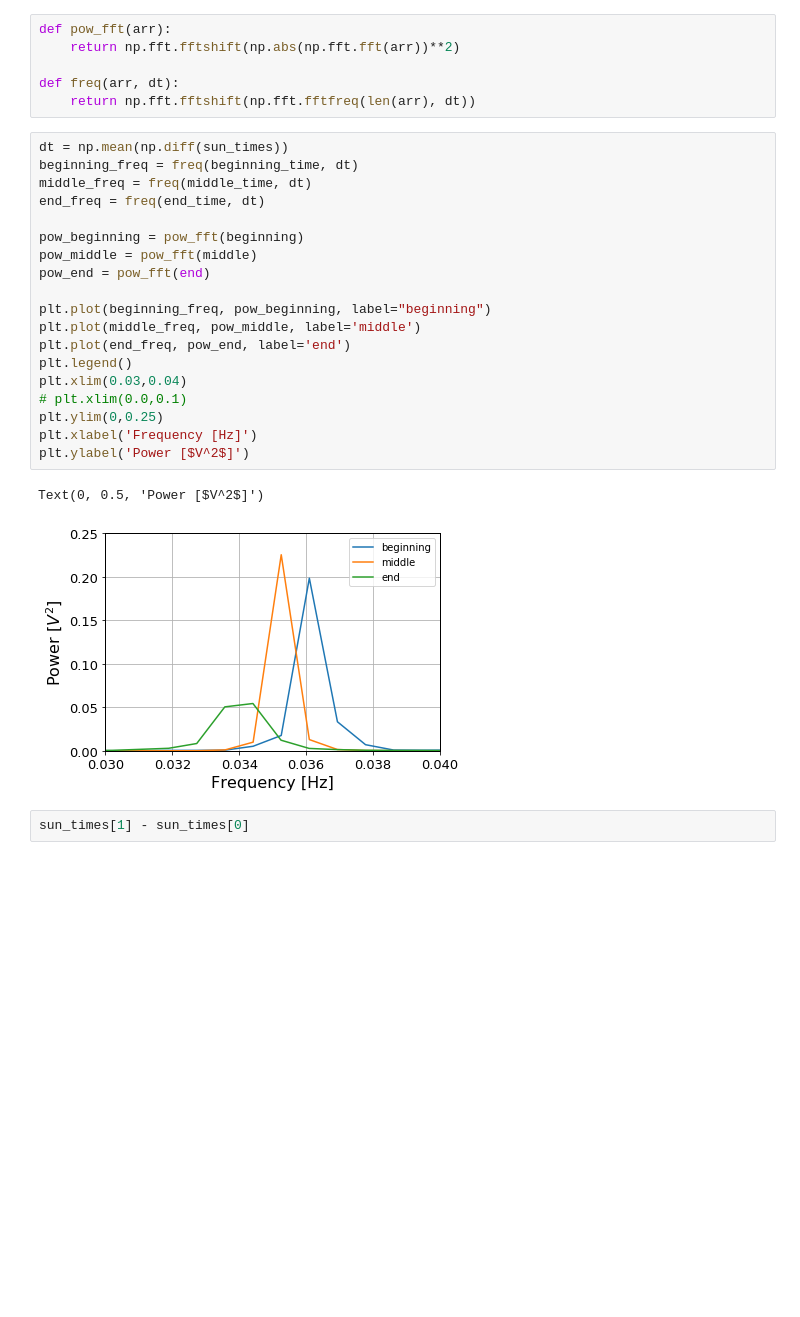
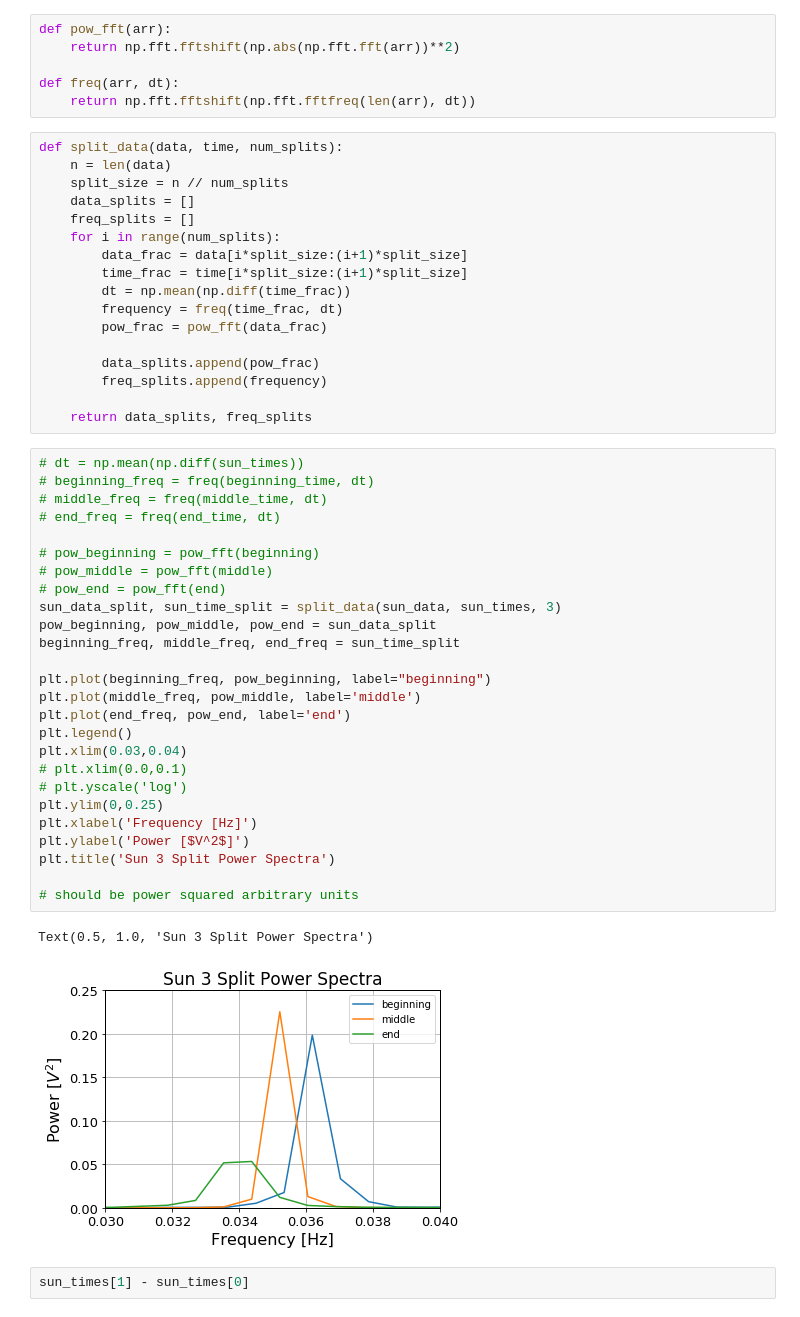
Before and after one commit to James11222/radiolab_repo, a Jupyter notebook: lab3/Emily/lab3.ipynb, the cells around one changed output. Saved outputs shown, nothing was run; the diff lists cells and outputs as text; blank space fills up the shorter version.

```diff
--- a/lab3/Emily/lab3.ipynb
+++ b/lab3/Emily/lab3.ipynb
@@ -47,28 +52,52 @@ def pow_fft(arr):
 
 def freq(arr, dt):
     return np.fft.fftshift(np.fft.fftfreq(len(arr), dt))
+# %%
+def split_data(data, time, num_splits):
+    n = len(data)
+    split_size = n // num_splits
+    data_splits = []
+    freq_splits = []
+    for i in range(num_splits):
+        data_frac = data[i*split_size:(i+1)*split_size]
+        time_frac = time[i*split_size:(i+1)*split_size]
+        dt = np.mean(np.diff(time_frac))
+        frequency = freq(time_frac, dt)
+        pow_frac = pow_fft(data_frac)
+
+        data_splits.append(pow_frac)
+        freq_splits.append(frequency)
+
+    return data_splits, freq_splits
 # %%
-dt = np.mean(np.diff(sun_times))
-beginning_freq = freq(beginning_time, dt)
-middle_freq = freq(middle_time, dt)
-end_freq = freq(end_time, dt)
+# dt = np.mean(np.diff(sun_times))
+# beginning_freq = freq(beginning_time, dt)
+# middle_freq = freq(middle_time, dt)
+# end_freq = freq(end_time, dt)
 
-pow_beginning = pow_fft(beginning)
-pow_middle = pow_fft(middle)
-pow_end = pow_fft(end)
+# pow_beginning = pow_fft(beginning)
+# pow_middle = pow_fft(middle)
+# pow_end = pow_fft(end)
+sun_data_split, sun_time_split = split_data(sun_data, sun_times, 3)
+pow_beginning, pow_middle, pow_end = sun_data_split
+beginning_freq, middle_freq, end_freq = sun_time_split
 
 plt.plot(beginning_freq, pow_beginning, label="beginning")
 plt.plot(middle_freq, pow_middle, label='middle')
 plt.plot(end_freq, pow_end, label='end')
 plt.legend()
 plt.xlim(0.03,0.04)
 # plt.xlim(0.0,0.1)
+# plt.yscale('log')
 plt.ylim(0,0.25)
 plt.xlabel('Frequency [Hz]')
 plt.ylabel('Power [$V^2$]')
+plt.title('Sun 3 Split Power Spectra')
+
+# should be power squared arbitrary units
 # %% [output]
-Text(0, 0.5, 'Power [$V^2$]')
+Text(0.5, 1.0, 'Sun 3 Split Power Spectra')
-[figure, old version]
+[figure, new version]
 # %%
 sun_times[1] - sun_times[0]
 # %% [output]
```
Also changed, not shown: parts of 5 cells of this notebook, 2 other files.
